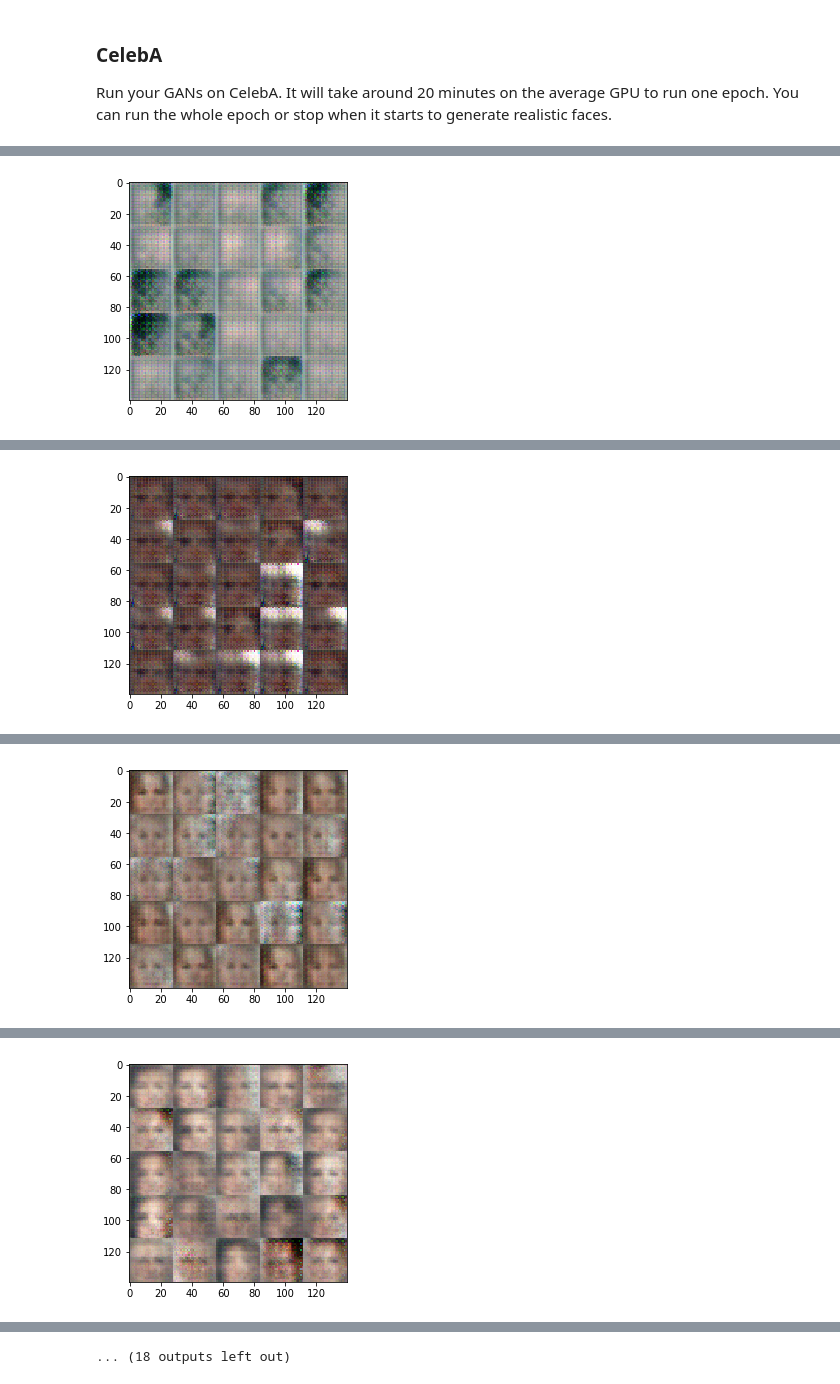
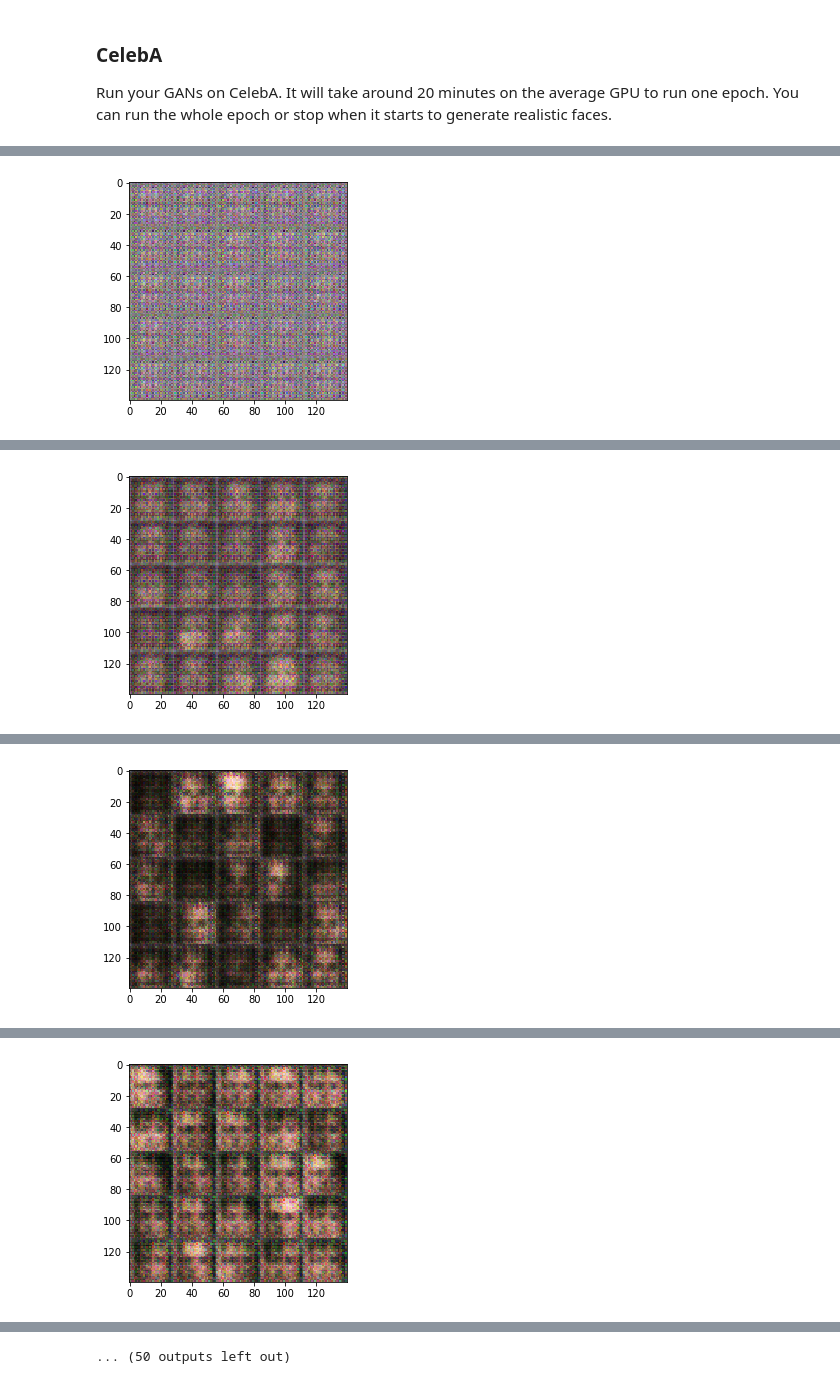
Before and after one commit to Mooan/deep-learning, a Jupyter notebook: face_generation/dlnd_face_generation.ipynb, the cells around one changed output, grey strips where cells are left out. Saved outputs shown, nothing was run; the diff lists cells and outputs as text; code cells hidden in the pictures.

```diff
--- a/face_generation/dlnd_face_generation.ipynb
+++ b/face_generation/dlnd_face_generation.ipynb
@@ -153,7 +153,7 @@ def discriminator(images, reuse=False):
     :return: Tuple of (tensor output of the discriminator, tensor logits of the discriminator)
     """
     # TODO: Implement Function
-    alpha = 0.2
+    alpha = 0.1
     with tf.variable_scope('discriminator', reuse=reuse):
         # Input layer is 28x28xchan
 
@@ -200,7 +200,7 @@ def generator(z, out_channel_dim, is_train=True):
     :return: The tensor output of the generator
     """
     # TODO: Implement Function
-    alpha = 0.2
+    alpha = 0.1
     with tf.variable_scope('generator', reuse=not is_train):
         fc1 = tf.layers.dense(z, (3*3*512))
         fc1 = tf.reshape(fc1, (-1, 3, 3, 512))
@@ -260,7 +260,7 @@ def model_loss(input_real, input_z, out_channel_dim):
     d_loss_real = tf.reduce_mean(
         tf.nn.sigmoid_cross_entropy_with_logits(
             logits=d_logits_real,
-            labels=tf.ones_like(d_logits_real)))
+            labels=tf.ones_like(d_logits_real)*(1 - 0.1)))
     d_loss_fake = tf.reduce_mean(
         tf.nn.sigmoid_cross_entropy_with_logits(
             logits=d_logits_fake,
@@ -372,6 +372,7 @@ Implement `train` to build and train the GANs.  Use the following functions you
 
 Use the `show_generator_output` to show `generator` output while you train. Running `show_generator_output` for every batch will drastically increase training time and increase the size of the notebook.  It's recommended to print the `generator` output every 100 batches.
 # %%
+losses = []
 def train(epoch_count, batch_size, z_dim, learning_rate, beta1, get_batches, data_shape, data_image_mode):
     """
     Train the GAN
@@ -386,7 +387,8 @@ def train(epoch_count, batch_size, z_dim, learning_rate, beta1, get_batches, dat
     """
     # TODO: Build Model
     #saver = tf.train.Saver()
-
+    global losses
+    losses = []
     image_channels = 3 if data_image_mode == 'RGB' else 1
     real_input_, z_input_, learning_rate_ = model_inputs(data_shape[1], data_shape[2], image_channels, z_dim)
     d_loss, g_loss = model_loss(real_input_, z_input_, image_channels)
@@ -402,13 +404,13 @@ def train(epoch_count, batch_size, z_dim, learning_rate, beta1, get_batches, dat
                 _ = sess.run(d_opt, feed_dict={real_input_: batch_images, z_input_: batch_z, learning_rate_: learning_rate})
                 _ = sess.run(g_opt, feed_dict={real_input_: batch_images, z_input_: batch_z, learning_rate_: learning_rate})
 
-                if steps % 100 == 0:
+                if steps % 50 == 0:
                     train_d_loss = d_loss.eval({real_input_: batch_images, z_input_: batch_z, learning_rate_: learning_rate})
                     train_g_loss = g_loss.eval({real_input_: batch_images, z_input_: batch_z, learning_rate_: learning_rate})
                     print("Epoch={}/{} step={} ".format(epoch_i, epoch_count, steps),
                           "D-Loss={:.4F}".format(train_d_loss),
                           "G-Loss={:.4F}".format(train_g_loss))
-
+                    losses.append((train_d_loss, train_g_loss))
                     show_generator_output2(sess, 25, z_input_, image_channels, data_image_mode)
 
     #saver.save(sess, './checkpoints/generator.ckpt')
@@ -450,8 +452,8 @@ Epoch=1/2 step=600  D-Loss=0.2019 G-Loss=4.9197
 Run your GANs on CelebA.  It will take around 20 minutes on the average GPU to run one epoch.  You can run the whole epoch or stop when it starts to generate realistic faces.
 # %%
 batch_size = 128
-z_dim = 100
-learning_rate = 0.001
+z_dim = 150
+learning_rate = 0.0001
 beta1 = 0.5
 
 
@@ -469 +471 @@ Epoch=0/1 step=100  D-Loss=0.0832 G-Loss=3.7160
-[figure, old version]
+[figure, new version]
@@ -471 +473 @@ Epoch=0/1 step=200  D-Loss=0.5096 G-Loss=1.1726
-[figure, old version]
+[figure, new version]
@@ -473 +475 @@ Epoch=0/1 step=300  D-Loss=1.2217 G-Loss=1.0490
-[figure, old version]
+[figure, new version]
@@ -475 +477 @@ Epoch=0/1 step=400  D-Loss=1.2760 G-Loss=0.9258
-[figure, old version]
+[figure, new version]
@@ -480 +482 @@ Epoch=0/1 step=600  D-Loss=1.3599 G-Loss=1.0496
-... (18 outputs left out)
+... (50 outputs left out)
```
Also changed, not shown: parts of 4 cells of this notebook, 1 other file.
